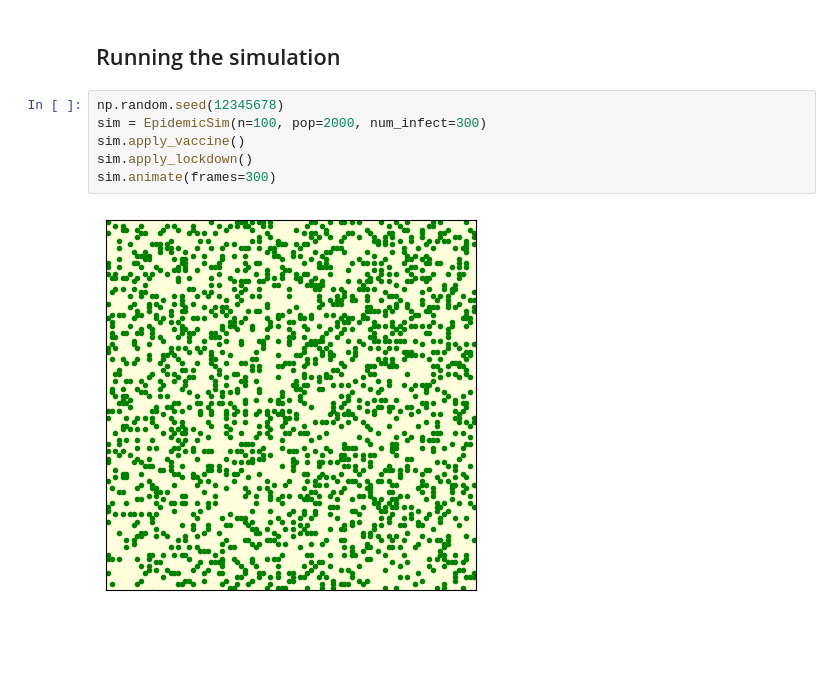
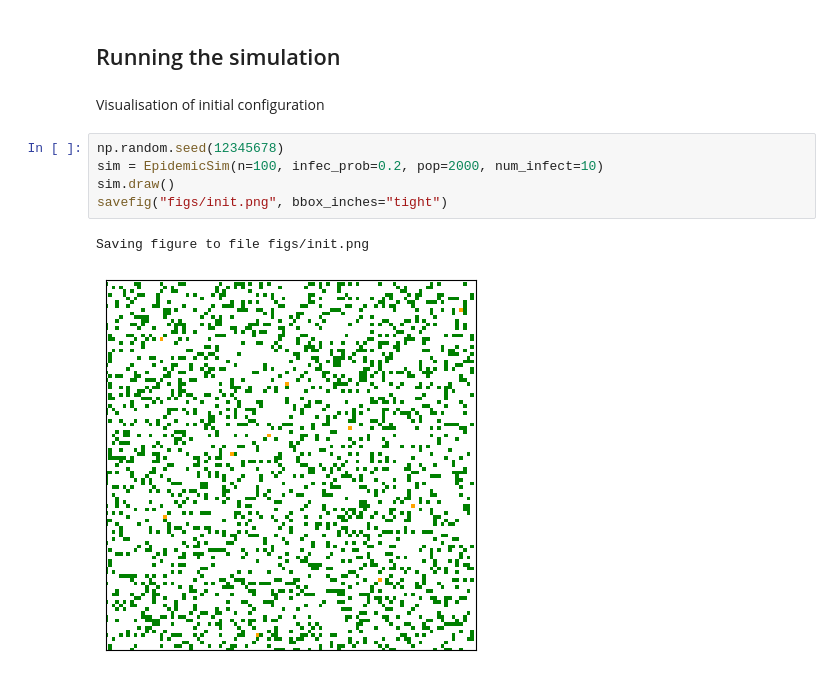
Before and after one commit to thogb/cits4403, a Jupyter notebook: project.ipynb, the cells around one changed output. Drawn from its saved outputs; the diff is of its cells as text; blank space fills up the shorter version.

```diff
--- a/project.ipynb
+++ b/project.ipynb
@@ -302,11 +388,13 @@ class EpidemicSim(Cell2D):
         return xs, ys
 # %% [markdown]
 ## Running the simulation
+# %% [markdown]
+Visualisation of initial configuration
 # %%
 np.random.seed(12345678)
-sim = EpidemicSim(n=100, pop=2000, num_infect=300)
-sim.apply_vaccine()
-sim.apply_lockdown()
-sim.animate(frames=300)
+sim = EpidemicSim(n=100, infec_prob=0.2, pop=2000, num_infect=10)
+sim.draw()
+savefig("figs/init.png", bbox_inches="tight")
 # %% [output]
+Saving figure to file figs/init.png
-[figure, old version]
+[figure, new version]
```
Also changed, not shown: parts of 11 cells of this notebook, 9 other files.
